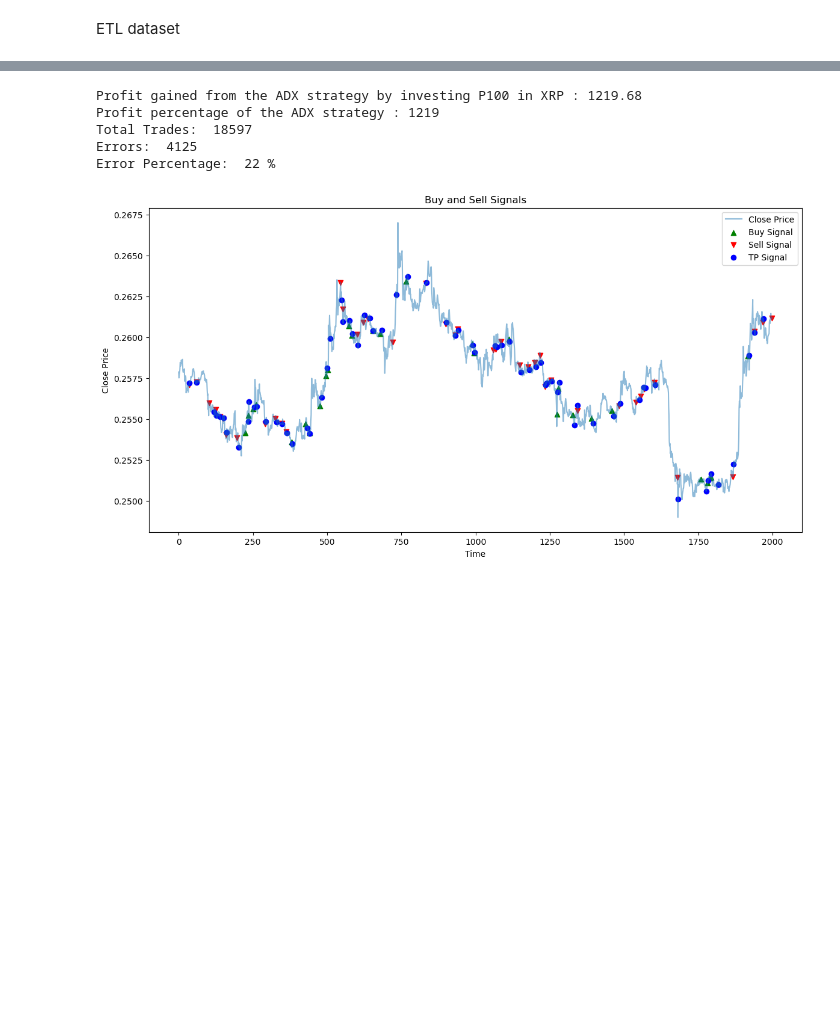
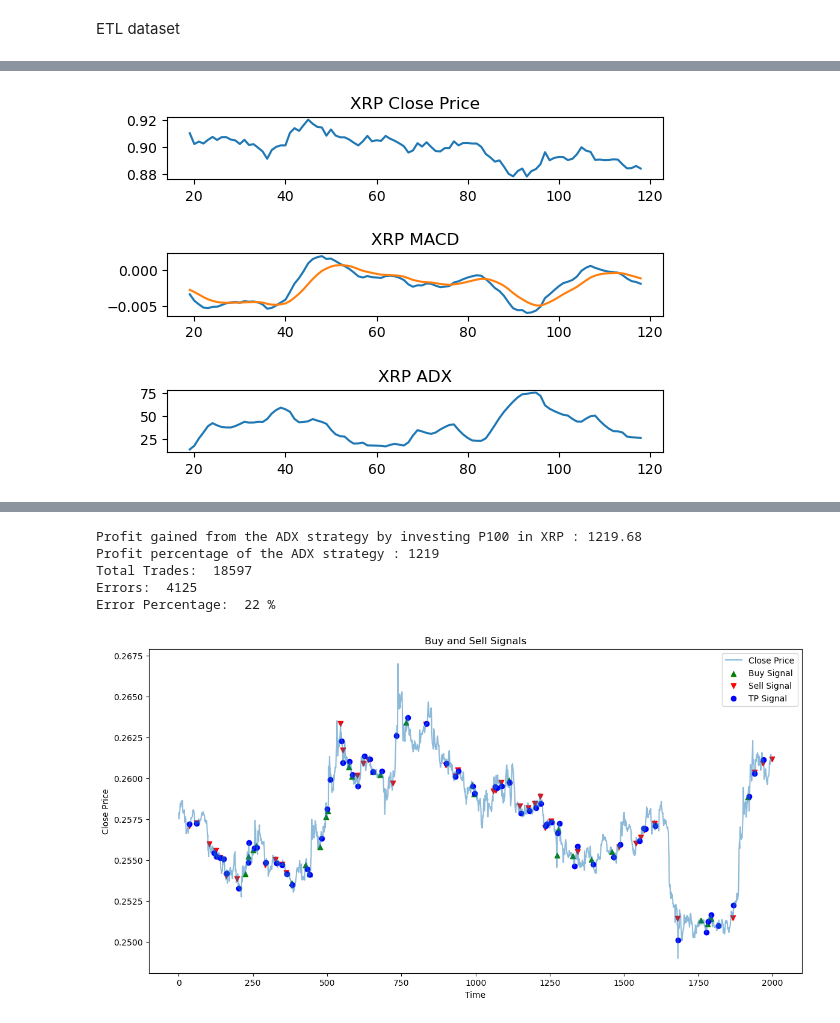
Before and after one commit to mawi-delosreyes/Harvest, a Jupyter notebook: Pilot Notebooks/PilotBot-XRP.ipynb, the cells around one changed output, grey strips where cells are left out. Cells and saved outputs as stored; diff of their text form; code cells hidden in the pictures; blank space fills up the shorter version.

Commit message:
Added Signals

```diff
--- a/Pilot Notebooks/PilotBot-XRP.ipynb
+++ b/Pilot Notebooks/PilotBot-XRP.ipynb
@@ -70,11 +78,10 @@ xrp_df['plus_di'] = pd.DataFrame(getADX(xrp_df, 6)[0]).rename(columns = {0:'plus
 xrp_df['minus_di'] = pd.DataFrame(getADX(xrp_df, 6)[1]).rename(columns = {0:'minus_di'})
 xrp_df['adx'] = pd.DataFrame(getADX(xrp_df, 6)[2]).rename(columns = {0:'adx'})
 
-xrp_df['sma_cross'] = np.where(xrp_df['SMA_5'] > xrp_df['SMA_20'], 1, -1)
-xrp_df['macd_cross'] = np.where(xrp_df['MACD'] > xrp_df['Signal_Line'], 1, -1)
-
 investment_value = 100
 for i in range(len(xrp_df)):
+    xrp_df.loc[i, 'sma_cross'] = checkSMACrossOver(xrp_df['SMA_5'].iloc[i], xrp_df['SMA_20'].iloc[i])
+    xrp_df.loc[i, 'macd_cross'] = checkMACDCrossOver(xrp_df['MACD'].iloc[i], xrp_df['Signal_Line'].iloc[i])
     xrp_df.loc[i, 'investment_returns'] = xrp_df.loc[i, 'net_change'] * 100
 
 xrp_df.dropna(inplace = True)
@@ -106,6 +113,14 @@ def checkMACD(EMA12, EMA26, MACD, signal_line):
         return -1  # Sell signal
     else:
         return 0  # No signal
+# %%
+def checkSMA(SMA5, SMA20):
+    if SMA5 > SMA20:
+        return 1  # Buy signal
+    elif SMA5 < SMA20:
+        return -1  # Sell signal
+    else:
+        return 0  # No signal
 # %%
 def checkADX(plus_di, minus_di, adx):
     if adx > 20 and plus_di > minus_di:
@@ -115,15 +130,35 @@ def checkADX(plus_di, minus_di, adx):
     else:
         return 0  # No signal / Take Profit
 # %%
-def checkSignal(MACD, ADX):
-    return MACD * ADX
+def checkSignal(SMA, MACD, ADX):
+    return SMA * MACD * ADX
 # %%
 def addSignals(df):
+    df['SMA_Signal'] = df.apply(lambda row: checkSMA(row['SMA_5'], row['SMA_20']), axis=1)
     df['MACD_Signal'] = df.apply(lambda row: checkMACD(row['EMA12'], row['EMA26'], row['MACD'], row['Signal_Line']), axis=1)
     df['ADX_Signal'] = df.apply(lambda row: checkADX(row['plus_di'], row['minus_di'], row['adx']), axis=1)
 
     # Combine the signals
-    df['Combined_Signal'] = df.apply(lambda row: checkSignal(row['MACD_Signal'], row['ADX_Signal']), axis=1)
+    df['Combined_Signal'] = df.apply(lambda row: checkSignal(row['SMA_Signal'], row['MACD_Signal'], row['ADX_Signal']), axis=1)
     return df
 # %%
 xrp_df = addSignals(xrp_df)
+# %%
+xrp_df_clone = xrp_df[['timestamp', 'close', 'MACD', 'Signal_Line', 'adx']][:100]
+
+ax = plt.subplot2grid((11,1), (0,0), rowspan = 2, colspan = 2)
+ax.plot(xrp_df_clone['close'])
+
+ax1 = plt.subplot2grid((11,1), (4,0), rowspan = 2, colspan = 2)
+ax1.plot(xrp_df_clone['MACD'])
+ax1.plot(xrp_df_clone['Signal_Line'])
+
+ax2 = plt.subplot2grid((11,1), (8,0), rowspan = 2, colspan = 2)
+ax2.plot(xrp_df_clone['adx'])
+
+ax.set_title('XRP Close Price')
+ax1.set_title('XRP MACD')
+ax2.set_title('XRP ADX')
+plt.show()
+# %% [output]
+[figure, added]
```
Also changed, not shown: parts of 7 cells of this notebook.
